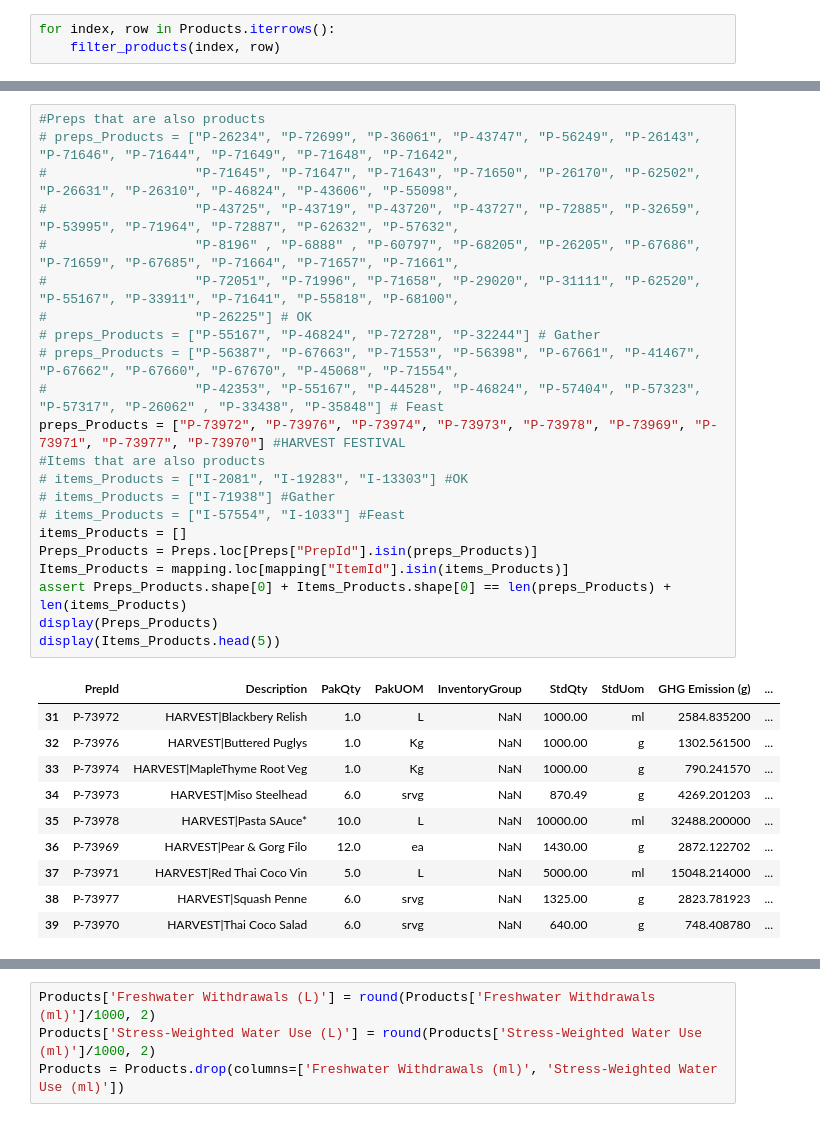
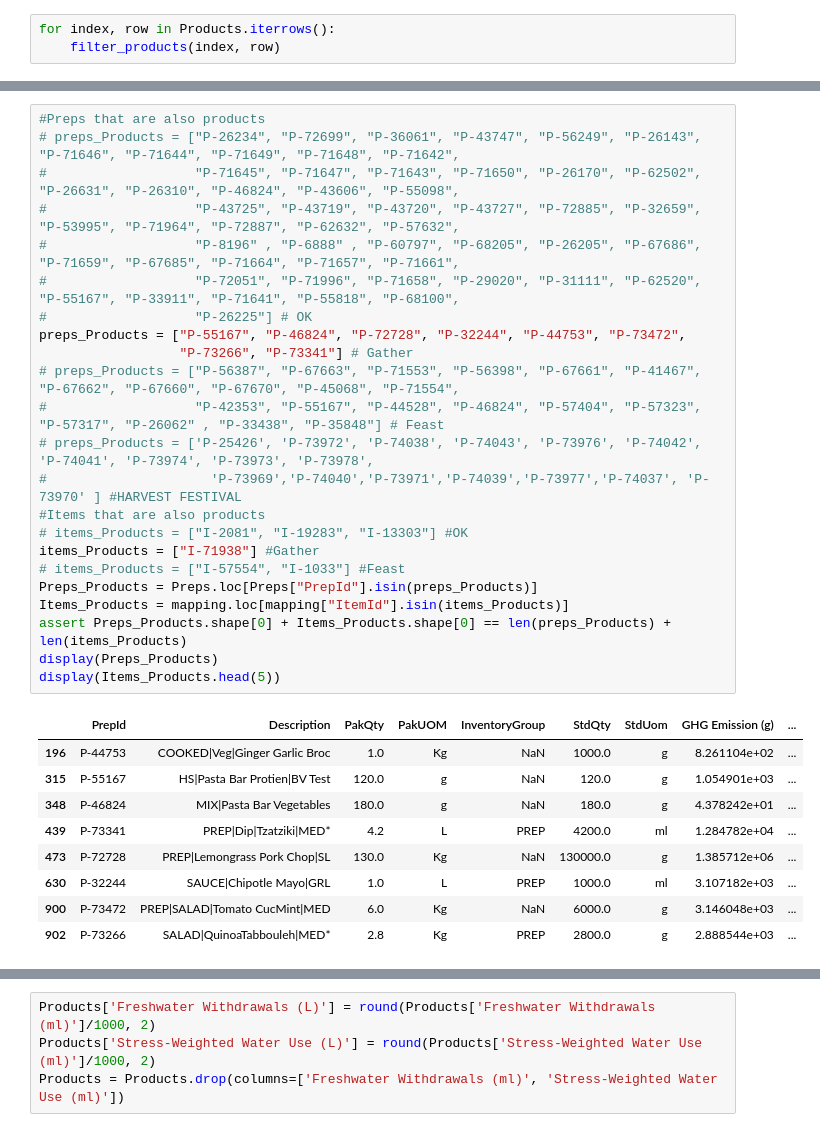
Before and after one commit to SEEDSProjects/CFFS_Label_2024_25, a Jupyter notebook: Notebooks_UBCFS/4_data analysis.ipynb, the cells around one changed output, grey strips where cells are left out. Drawn from its saved outputs; the diff is of its cells as text.

```diff
--- a/Notebooks_UBCFS/4_data analysis.ipynb
+++ b/Notebooks_UBCFS/4_data analysis.ipynb
@@ -922,34 +923,34 @@ Products
 # %%
 #Preps that are also products
 # preps_Products = ["P-26234", "P-72699", "P-36061", "P-43747", "P-56249", "P-26143", "P-71646", "P-71644", "P-71649", "P-71648", "P-71642",
 #                   "P-71645", "P-71647", "P-71643", "P-71650", "P-26170", "P-62502", "P-26631", "P-26310", "P-46824", "P-43606", "P-55098",
 #                   "P-43725", "P-43719", "P-43720", "P-43727", "P-72885", "P-32659", "P-53995", "P-71964", "P-72887", "P-62632", "P-57632",
 #                   "P-8196" , "P-6888" , "P-60797", "P-68205", "P-26205", "P-67686", "P-71659", "P-67685", "P-71664", "P-71657", "P-71661",
 #                   "P-72051", "P-71996", "P-71658", "P-29020", "P-31111", "P-62520", "P-55167", "P-33911", "P-71641", "P-55818", "P-68100",
 #                   "P-26225"] # OK
-# preps_Products = ["P-55167", "P-46824", "P-72728", "P-32244"] # Gather
+preps_Products = ["P-55167", "P-46824", "P-72728", "P-32244", "P-44753", "P-73472",
+                  "P-73266", "P-73341"] # Gather
 # preps_Products = ["P-56387", "P-67663", "P-71553", "P-56398", "P-67661", "P-41467", "P-67662", "P-67660", "P-67670", "P-45068", "P-71554",
 #                   "P-42353", "P-55167", "P-44528", "P-46824", "P-57404", "P-57323", "P-57317", "P-26062" , "P-33438", "P-35848"] # Feast
-preps_Products = ["P-73972", "P-73976", "P-73974", "P-73973", "P-73978", "P-73969", "P-73971", "P-73977", "P-73970"] #HARVEST FESTIVAL
+# preps_Products = ['P-25426', 'P-73972', 'P-74038', 'P-74043', 'P-73976', 'P-74042', 'P-74041', 'P-73974', 'P-73973', 'P-73978',
+#                     'P-73969','P-74040','P-73971','P-74039','P-73977','P-74037', 'P-73970' ] #HARVEST FESTIVAL
 #Items that are also products
 # items_Products = ["I-2081", "I-19283", "I-13303"] #OK
-# items_Products = ["I-71938"] #Gather
+items_Products = ["I-71938"] #Gather
 # items_Products = ["I-57554", "I-1033"] #Feast
-items_Products = []
 Preps_Products = Preps.loc[Preps["PrepId"].isin(preps_Products)]
 Items_Products = mapping.loc[mapping["ItemId"].isin(items_Products)]
 assert Preps_Products.shape[0] + Items_Products.shape[0] == len(preps_Products) + len(items_Products)
 display(Preps_Products)
 display(Items_Products.head(5))
 # %% [output]
 |  | PrepId | Description | PakQty | PakUOM | InventoryGroup | StdQty | StdUom | GHG Emission (g) | ... |
-| 31 | P-73972 | HARVEST|Blackbery Relish | 1.0 | L | NaN | 1000.00 | ml | 2584.835200 | ... |
-| 32 | P-73976 | HARVEST|Buttered Puglys | 1.0 | Kg | NaN | 1000.00 | g | 1302.561500 | ... |
-| 33 | P-73974 | HARVEST|MapleThyme Root Veg | 1.0 | Kg | NaN | 1000.00 | g | 790.241570 | ... |
-| 34 | P-73973 | HARVEST|Miso Steelhead | 6.0 | srvg | NaN | 870.49 | g | 4269.201203 | ... |
-| 35 | P-73978 | HARVEST|Pasta SAuce* | 10.0 | L | NaN | 10000.00 | ml | 32488.200000 | ... |
-| 36 | P-73969 | HARVEST|Pear & Gorg Filo | 12.0 | ea | NaN | 1430.00 | g | 2872.122702 | ... |
-| 37 | P-73971 | HARVEST|Red Thai Coco Vin | 5.0 | L | NaN | 5000.00 | ml | 15048.214000 | ... |
-| 38 | P-73977 | HARVEST|Squash Penne | 6.0 | srvg | NaN | 1325.00 | g | 2823.781923 | ... |
-| 39 | P-73970 | HARVEST|Thai Coco Salad | 6.0 | srvg | NaN | 640.00 | g | 748.408780 | ... |
+| 196 | P-44753 | COOKED|Veg|Ginger Garlic Broc | 1.0 | Kg | NaN | 1000.0 | g | 8.261104e+02 | ... |
+| 315 | P-55167 | HS|Pasta Bar Protien|BV Test | 120.0 | g | NaN | 120.0 | g | 1.054901e+03 | ... |
+| 348 | P-46824 | MIX|Pasta Bar Vegetables | 180.0 | g | NaN | 180.0 | g | 4.378242e+01 | ... |
+| 439 | P-73341 | PREP|Dip|Tzatziki|MED* | 4.2 | L | PREP | 4200.0 | ml | 1.284782e+04 | ... |
+| 473 | P-72728 | PREP|Lemongrass Pork Chop|SL | 130.0 | Kg | NaN | 130000.0 | g | 1.385712e+06 | ... |
+| 630 | P-32244 | SAUCE|Chipotle Mayo|GRL | 1.0 | L | PREP | 1000.0 | ml | 3.107182e+03 | ... |
+| 900 | P-73472 | PREP|SALAD|Tomato CucMint|MED | 6.0 | Kg | NaN | 6000.0 | g | 3.146048e+03 | ... |
+| 902 | P-73266 | SALAD|QuinoaTabbouleh|MED* | 2.8 | Kg | PREP | 2800.0 | g | 2.888544e+03 | ... |
 |  | ItemId | CategoryID | Description | CaseQty | CaseUOM | PakQty | PakUOM | InventoryGroup | Food Category_y | ... |
```
Also changed, not shown: parts of 31 cells of this notebook, 5 other files.
